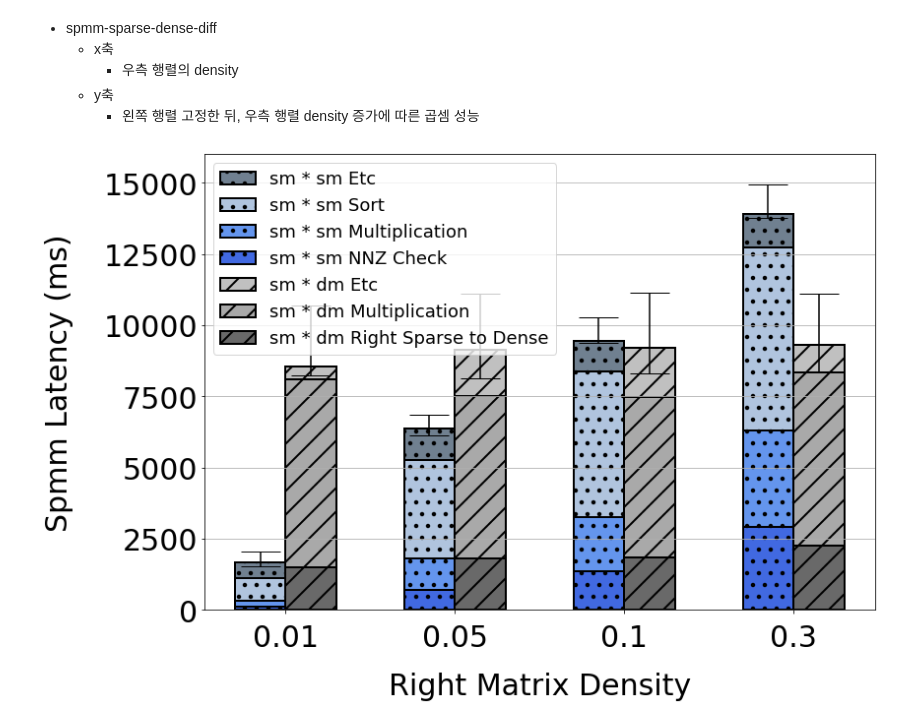
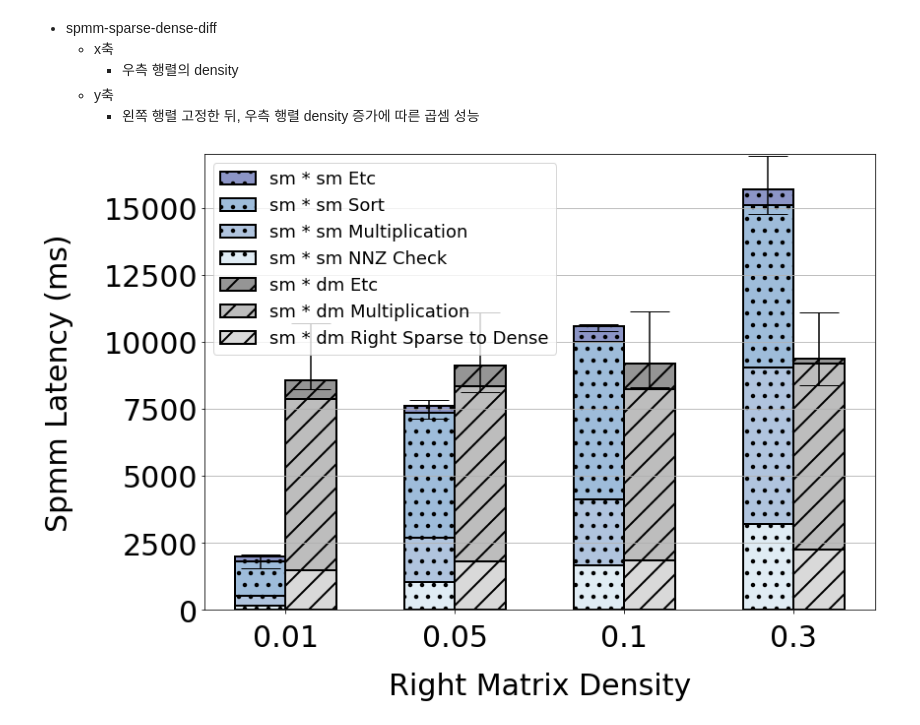
Before and after one commit to unhochoi/Sparse-Matrix-Multiplication, a Jupyter notebook: figure/pyplot/multiplication-time-break-down.ipynb, the cells around one changed output. Saved outputs shown, nothing was run; the diff lists cells and outputs as text; code cells hidden in the pictures.

Commit message:
modifying figure

```diff
--- a/figure/pyplot/multiplication-time-break-down.ipynb
+++ b/figure/pyplot/multiplication-time-break-down.ipynb
@@ -11,26 +11,26 @@ import pandas as pd
 
 r_sm_density = ["0.01", "0.05", "0.1", "0.3"]
 
-smsm_nnz_check = [102, 712, 1353, 2904]
+smsm_nnz_check = [158, 1039, 1653, 3213]
 
-smsm_multi= [216, 1088, 1894, 3406]
+smsm_multi= [363, 1652, 2485, 5838]
 
-smsm_nnz_check_multi = [318, 1800, 3247, 6310]
+smsm_nnz_check_multi = np.array(smsm_nnz_check) + np.array(smsm_multi)
 
-smsm_sort = [803, 3467, 5116, 6429]
+smsm_sort = [1294, 4683, 5859, 6036]
 
 ####
 
 smdm_todense = [1488, 1819, 1847, 2242]
 
-smdm_multi = [6621, 5695, 5640, 6103]
+smdm_multi = [6377, 6536, 6401, 6968]
 
 ################################# ax1 좌측 y ####################################################
 
 # r_sm 의 density에 따른 sm * sm latency
-sm_sm_latency = [1671.02, 6378.76, 9436.93, 13896.9]
-sm_sm_min_latency = [1543, 6136, 9391, 13768]
-sm_sm_max_latency = [2059, 6838, 10272, 14950]
+sm_sm_latency = [1980, 7605, 10580, 15693]
+sm_sm_min_latency = [1543, 7136, 10391, 14768]
+sm_sm_max_latency = [2059, 7838, 10672, 16950]
 df = pd.DataFrame({'r_sm_density':r_sm_density,'sm_sm_latency':sm_sm_latency, 'sm_sm_min_latency': sm_sm_min_latency, 'sm_sm_max_latency': sm_sm_max_latency})
 
 # 평균과 최소, 최대 간의 차이
@@ -39,7 +39,7 @@ df['maxgap'] = df.sm_sm_max_latency - df.sm_sm_latency
 yerr_sm_sm = df[['mingap', 'maxgap']].T.to_numpy()
 
 # r_sm 의 density에 따른 sm * dm latency
-sm_dm_latency = [8559.22, 9135.28, 9193.32, 9317.78]
+sm_dm_latency = [8559.22, 9135.28, 9193.32, 9365]
 sm_dm_min_latency = [8229, 8127, 8307, 8390]
 sm_dm_max_latency = [10690, 11101, 11125, 11102]
 df = pd.DataFrame({'r_sm_density':r_sm_density,'sm_dm_latency':sm_dm_latency, 'sm_dm_min_latency': sm_dm_min_latency, 'sm_dm_max_latency': sm_dm_max_latency})
@@ -62,39 +62,39 @@ plt.rcParams['hatch.linewidth'] = 2 # bar pattern 두께
 x = np.arange(len(r_sm_density)) # x축 인덱스
 width = 0.3 # bar 넓이
 
 fig, ax1 = plt.subplots(figsize=(12,8)) # figure 및 subplot 선언
 
 # 각 bar 의 중심 지정
-bar1 = ax1.bar(x - 0.15, sm_sm_latency, width, linewidth=2, edgecolor='black', color='slategrey', label='sm * sm Etc', yerr=yerr_sm_sm, hatch='.', capsize=20)
-bar2 = ax1.bar(x - 0.15, smsm_sort, width, linewidth=2, edgecolor='black', hatch='.', label='sm * sm Sort', color='lightsteelblue', capsize=20, bottom=smsm_nnz_check_multi)
-bar3 = ax1.bar(x - 0.15, smsm_multi, width, linewidth=2, edgecolor='black', hatch='.', label='sm * sm Multiplication', color='cornflowerblue', capsize=20, bottom=smsm_nnz_check)
-bar4 = ax1.bar(x - 0.15, smsm_nnz_check, width, linewidth=2, edgecolor='black', hatch='.', label='sm * sm NNZ Check', color='royalblue', capsize=20,)
+bar1 = ax1.bar(x - 0.15, sm_sm_latency, width, linewidth=2, edgecolor='black', color='#8C95C6', label='sm * sm Etc', yerr=yerr_sm_sm, hatch='.', capsize=20)
+bar2 = ax1.bar(x - 0.15, smsm_sort, width, linewidth=2, edgecolor='black', hatch='.', label='sm * sm Sort', color='#9EBCDA', capsize=20, bottom=smsm_nnz_check_multi)
+bar3 = ax1.bar(x - 0.15, smsm_multi, width, linewidth=2, edgecolor='black', hatch='.', label='sm * sm Multiplication', color='lightsteelblue', capsize=20, bottom=smsm_nnz_check)
+bar4 = ax1.bar(x - 0.15, smsm_nnz_check, width, linewidth=2, edgecolor='black', hatch='.', label='sm * sm NNZ Check', color='#E0ECF4', capsize=20,)
 
 
 
-bar5 = ax1.bar(x + 0.15, sm_dm_latency, width, linewidth=2, edgecolor='black', yerr=yerr_sm_dm, hatch='/', label ='sm * dm Etc', color='silver', capsize=20)
-bar6 = ax1.bar(x + 0.15, smdm_multi, width, linewidth=2, edgecolor='black', hatch='/', label='sm * dm Multiplication', color='darkgray', capsize=20, bottom=smdm_todense)
-bar7 = ax1.bar(x + 0.15, smdm_todense, width, linewidth=2, edgecolor='black', hatch='/', label='sm * dm Right Sparse to Dense', color='dimgrey', capsize=20)
+bar5 = ax1.bar(x + 0.15, sm_dm_latency, width, linewidth=2, edgecolor='black', yerr=yerr_sm_dm, hatch='/', label ='sm * dm Etc', color='#959595', capsize=20)
+bar6 = ax1.bar(x + 0.15, smdm_multi, width, linewidth=2, edgecolor='black', hatch='/', label='sm * dm Multiplication', color='#BDBDBD', capsize=20, bottom=smdm_todense)
+bar7 = ax1.bar(x + 0.15, smdm_todense, width, linewidth=2, edgecolor='black', hatch='/', label='sm * dm Right Sparse to Dense', color='#D9D9D9', capsize=20)
 
 
 
 ################################# ax1 ####################################################
 
 ax1.set_xticks(x) # x축 인덱스
 ax1.set_xticklabels(r_sm_density) # x축 label 이름
 ax1.tick_params(axis='x',pad=10) # x축 label pad
 
 ax1.yaxis.grid(True) # y축만 grid 사용
-ax1.set_ylim([0, 16000])  # 좌측 y축 범위 설정
+ax1.set_ylim([0, 17000])  # 좌측 y축 범위 설정
 ax1.set_xlabel('Right Matrix Density', labelpad=20) # ax1 ylabel 설정
 ax1.set_ylabel('Spmm Latency (ms)', labelpad=30) # ax1 ylabel 설정
 
 #ax1.set_title('spmm sparse dense diff', pad=40) # ax1 title 설정
 ax1.legend(loc="upper left") # 범례 표시
 
 # 이미지 저장시, figure 크기에 맞게 이미지 저장
 fig.tight_layout()
 # fig.savefig('./spmm-sparse-dense-diff.png')
 plt.show()
 # %% [output]
-[figure, old version]
+[figure, new version]
```
